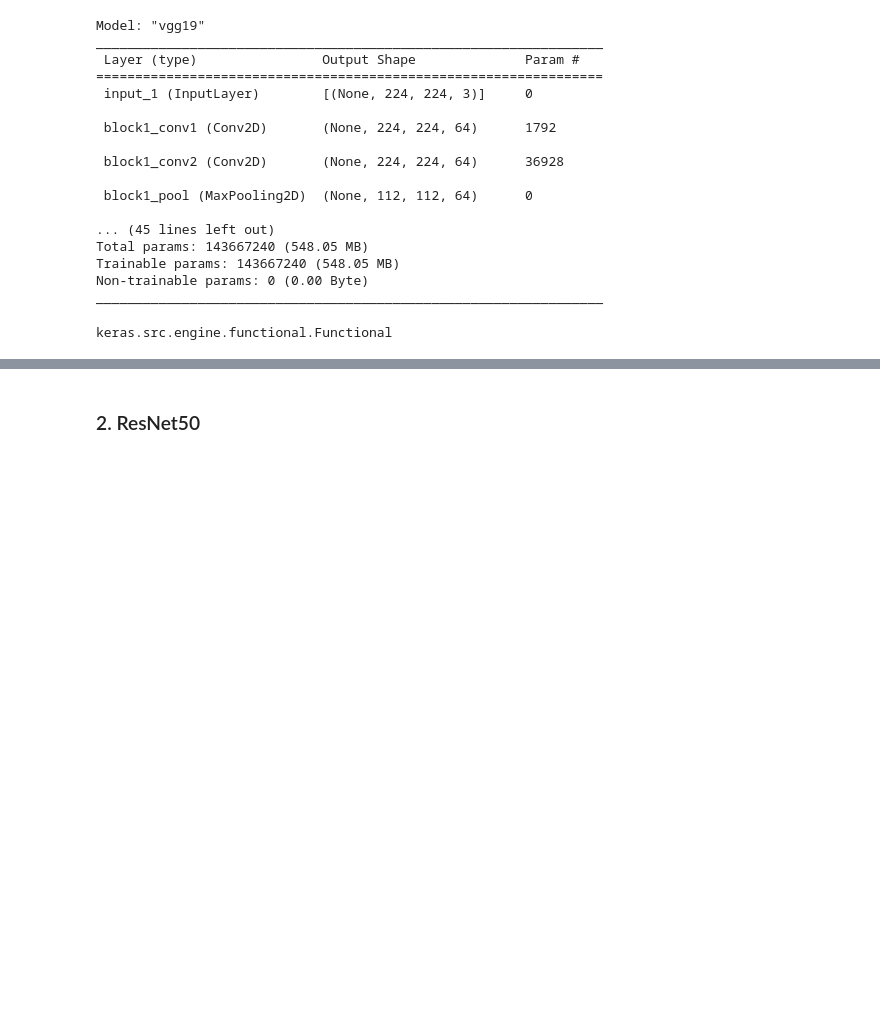
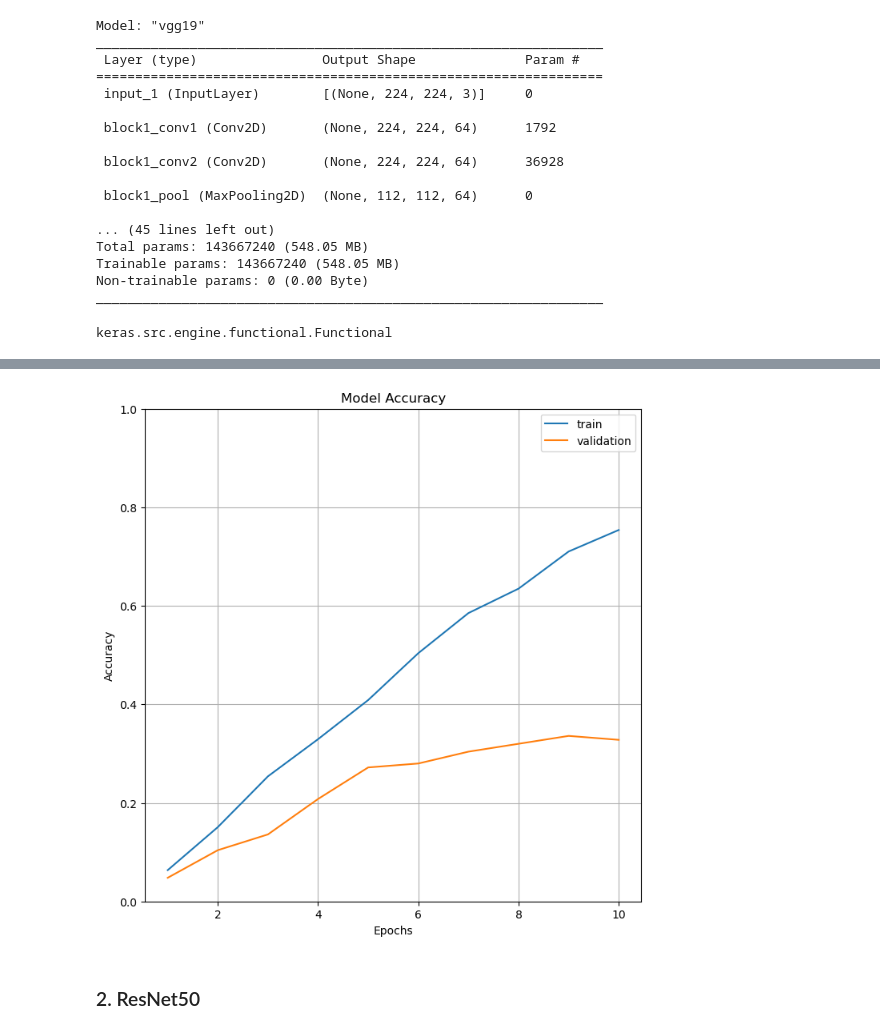
Before and after one commit to alecfei/bumblebee-classification, a Jupyter notebook: testing.ipynb, the cells around one changed output, grey strips where cells are left out. Saved outputs shown, nothing was run; the diff lists cells and outputs as text; code cells hidden in the pictures; blank space fills up the shorter version.

```diff
--- a/testing.ipynb
+++ b/testing.ipynb
@@ -349,12 +303,11 @@ _________________________________________________________________
 # %%
 model.compile(optimizer=Adam(learning_rate=0.0001), loss='categorical_crossentropy', metrics=['accuracy'])
 # %%
-model.fit(x=train_batches,
+result = model.fit(x=train_batches,
           steps_per_epoch=len(train_batches),
           validation_data=validate_batches,
           validation_steps=len(validate_batches),
-          epochs=5,
-          verbose=2
-)
+          epochs=10,
+          verbose=2)
 # %% [output]
 Epoch 1/10
@@ -381,3 +333,17 @@ Epoch 10/10
+# %%
+plt.figure(figsize=(8, 8))
+epochs_range=np.arange(1, 11)
+plt.plot(epochs_range, result.history['accuracy'], label="Training Accuracy")
+plt.plot(epochs_range, result.history['val_accuracy'], label="Validation Accuracy")
+plt.axis(ymin=0,ymax=1)
+plt.grid()
+plt.title('Model Accuracy')
+plt.ylabel('Accuracy')
+plt.xlabel('Epochs')
+plt.legend(['train', 'validation'])
+plt.show()
+# %% [output]
+[figure, added]
 # %% [markdown]
 ### 2. ResNet50
 # %%
```
Also changed, not shown: parts of 11 cells of this notebook.
